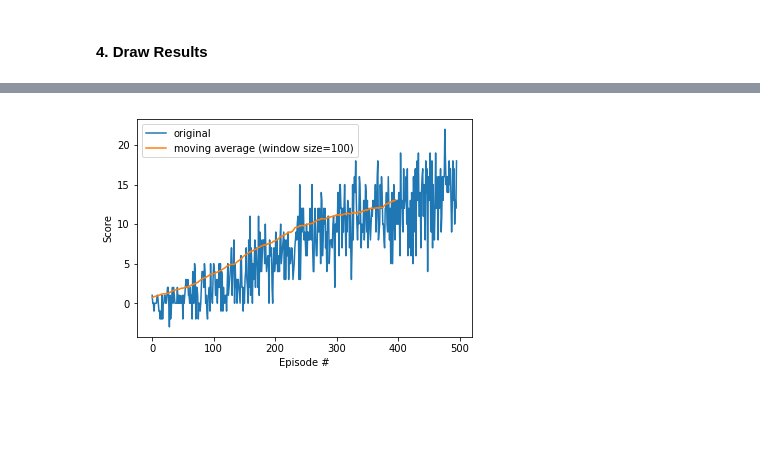
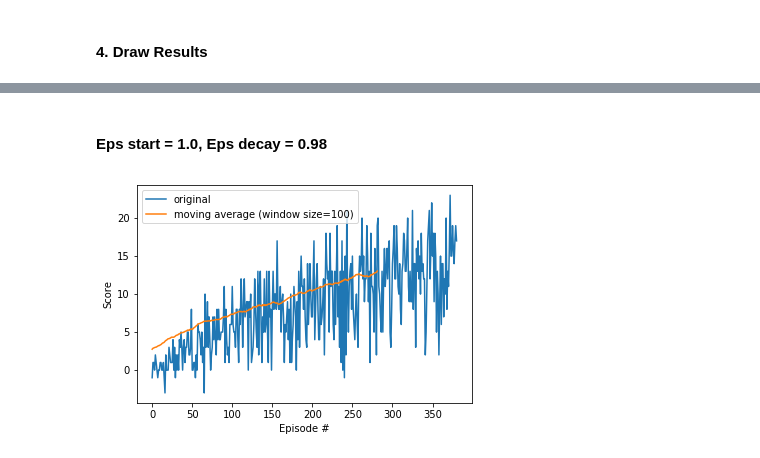
Before and after one commit to Brandon-HY-Lin/deep-reinforcement-learning, a Jupyter notebook: p1_navigation/Navigation_Double_DQN.ipynb, the cells around one changed output, grey strips where cells are left out. Cells and saved outputs as stored; diff of their text form; code cells hidden in the pictures; blank space fills up the shorter version.

```diff
--- a/p1_navigation/Navigation_Double_DQN.ipynb
+++ b/p1_navigation/Navigation_Double_DQN.ipynb
@@ -183,10 +682,10 @@ import numpy as np
 import pickle
 
 def plot_result(path_log, length_moving_average):
-    with open(path_log, 'rb'):
+    with open(path_log, 'rb') as f:
         scores = pickle.load(f)
 
-    moving_average = np.convolve(scores, np.ones((length_moving_average,))/length_moving_averag, mode='valid')
+    moving_average = np.convolve(scores, np.ones((length_moving_average,))/length_moving_average, mode='valid')
     fig = plt.figure()
     ax = fig.add_subplot(111)
     plt.plot(np.arange(len(scores)), scores, label='original')
@@ -197,4 +696,4 @@ def plot_result(path_log, length_moving_average):
     plt.show()
 
 
-plot(result(path_log, LENGTH_MOVING_AVERAGE))
+plot_result(path_log, LENGTH_MOVING_AVERAGE)
@@ -302,24 +702,26 @@ Environment solved in 396 episodes!     Average Score: 13.08
+# %% [markdown]
+#### Eps start = 1.0, Eps decay = 0.98
 # %%
 import matplotlib.pyplot as plt
 %matplotlib inline
+import numpy as np
+import pickle
 
-import numpy as np
+def plot_result(path_log, length_moving_average):
+    with open(path_log, 'rb') as f:
+        scores = pickle.load(f)
 
-# load scores from file
-scores = pickle.load(open(dir_logs + filename_scores, 'rb'))
+    moving_average = np.convolve(scores, np.ones((length_moving_average,))/length_moving_average, mode='valid')
+    fig = plt.figure()
+    ax = fig.add_subplot(111)
+    plt.plot(np.arange(len(scores)), scores, label='original')
+    plt.plot(np.arange(len(moving_average)), moving_average, label='moving average (window size={})'.format(length_moving_average))
+    plt.legend()
+    plt.ylabel('Score')
+    plt.xlabel('Episode #')
+    plt.show()
 
-# calculate moving average
-window_size = 100
-moving_average = np.convolve(scores, np.ones((window_size,))/window_size, mode='valid')
 
-# plot scores
-fig = plt.figure()
-ax = fig.add_subplot(111)
-plt.plot(np.arange(len(scores)), scores, label='original')
-plt.plot(np.arange(len(moving_average)), moving_average, label='moving average (window size={})'.format(window_size))
-plt.legend()
-plt.ylabel('Score')
-plt.xlabel('Episode #')
-plt.show()
+plot_result(path_log, LENGTH_MOVING_AVERAGE)
 # %% [output]
-[figure, old version]
+[figure, new version]
```
Also changed, not shown: parts of 17 cells of this notebook, 11 other files.
